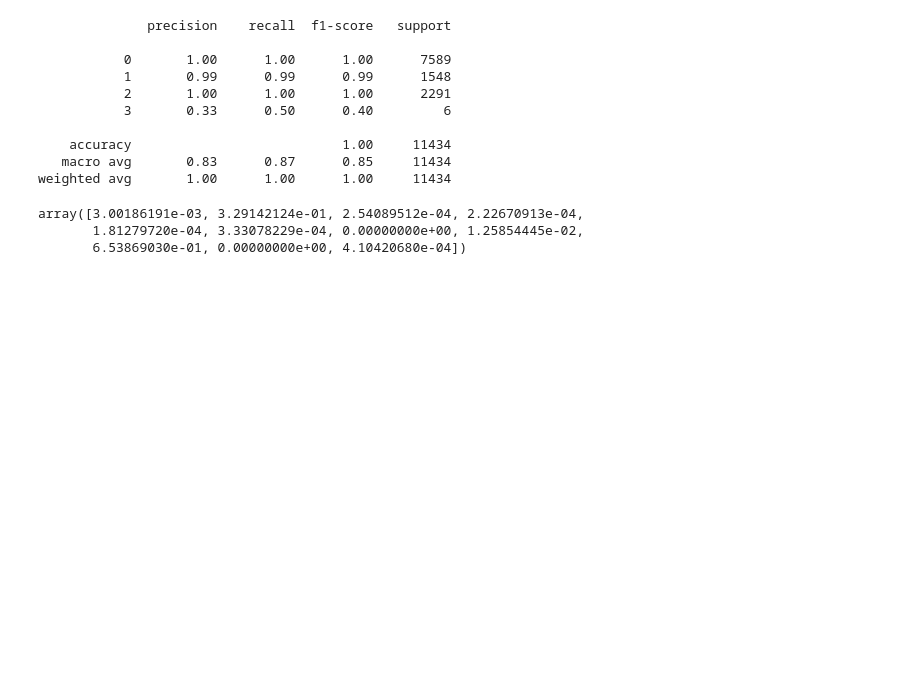
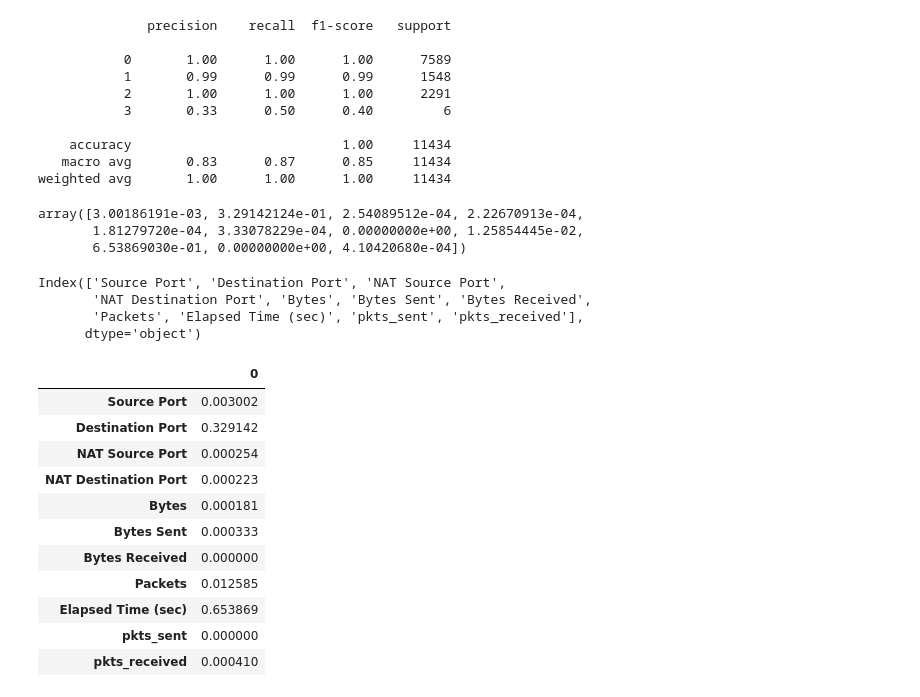
Before and after one commit to ThBrasilDaCosta/ML-Firewall-Inc-Traffic, a Jupyter notebook: ThiagoCosta_ML_CA1.ipynb, the cells around one changed output. Cells and saved outputs as stored; diff of their text form; code cells hidden in the pictures; blank space fills up the shorter version.

```diff
--- a/ThiagoCosta_ML_CA1.ipynb
+++ b/ThiagoCosta_ML_CA1.ipynb
@@ -319,0 +327,24 @@ from sklearn.metrics import confusion_matrix
+# %%
+X.columns
+# %% [output]
+Index(['Source Port', 'Destination Port', 'NAT Source Port',
+       'NAT Destination Port', 'Bytes', 'Bytes Sent', 'Bytes Received',
+       'Packets', 'Elapsed Time (sec)', 'pkts_sent', 'pkts_received'],
+      dtype='object')
+# %%
+features = pd.DataFrame(dtc.feature_importances_, index = X.columns)
+# %%
+features
+# %% [output]
+|  | 0 |
+| Source Port | 0.003002 |
+| Destination Port | 0.329142 |
+| NAT Source Port | 0.000254 |
+| NAT Destination Port | 0.000223 |
+| Bytes | 0.000181 |
+| Bytes Sent | 0.000333 |
+| Bytes Received | 0.000000 |
+| Packets | 0.012585 |
+| Elapsed Time (sec) | 0.653869 |
+| pkts_sent | 0.000000 |
+| pkts_received | 0.000410 |
```
Also changed, not shown: parts of 3 cells of this notebook.
